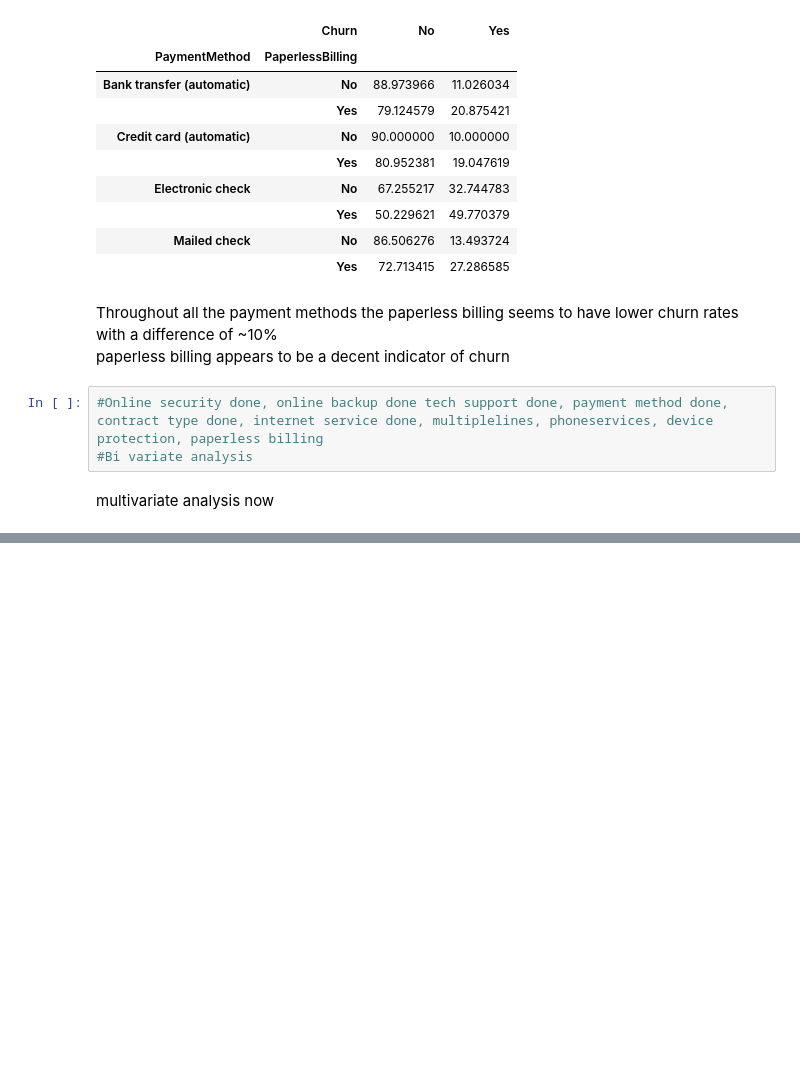
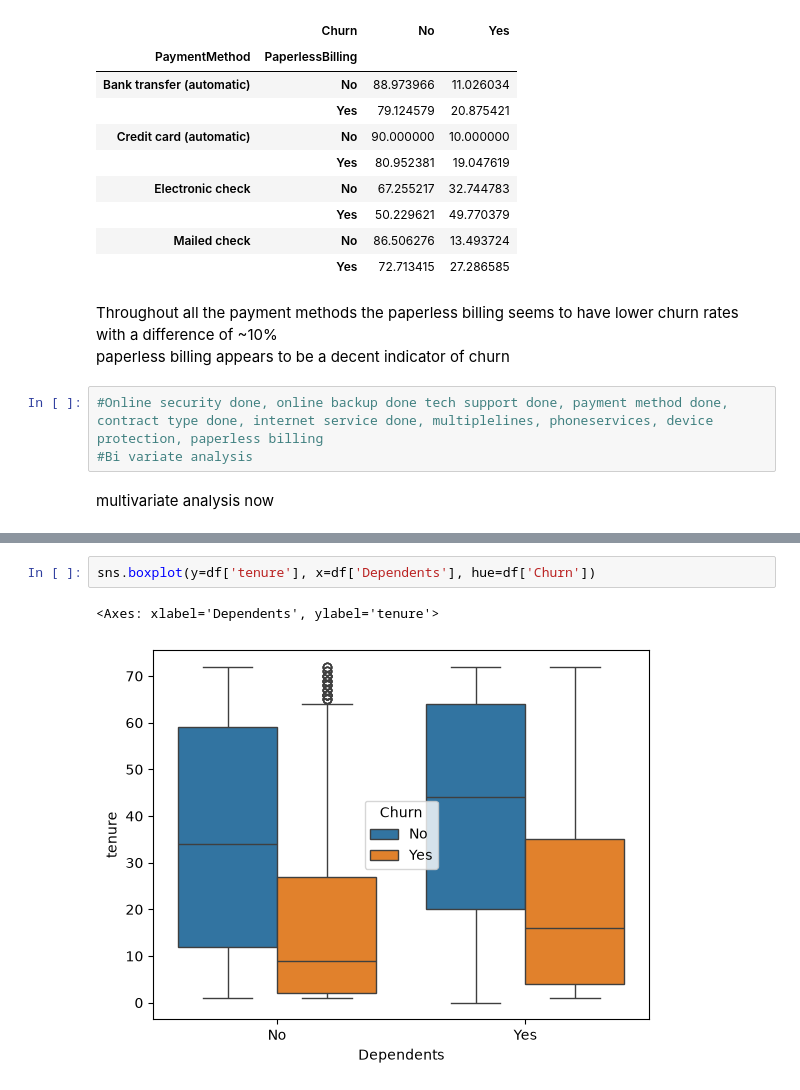
Before and after one commit to SuryanshThapliyal/IBM-Telco-customer-churn-prediction, a Jupyter notebook: customer_churn.ipynb, the cells around one changed output, grey strips where cells are left out. Saved outputs shown, nothing was run; the diff lists cells and outputs as text; blank space fills up the shorter version.

```diff
--- a/customer_churn.ipynb
+++ b/customer_churn.ipynb
@@ -1013,0 +1060,5 @@ multivariate analysis now
+# %%
+sns.boxplot(y=df['tenure'], x=df['Dependents'], hue=df['Churn'])
+# %% [output]
+<Axes: xlabel='Dependents', ylabel='tenure'>
+[figure, added]
```
Also changed, not shown: parts of 14 cells of this notebook.
